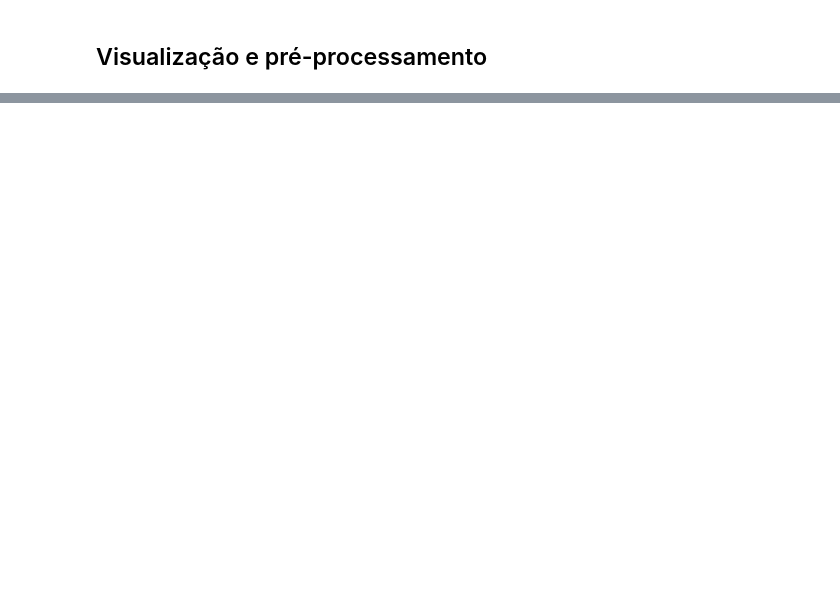
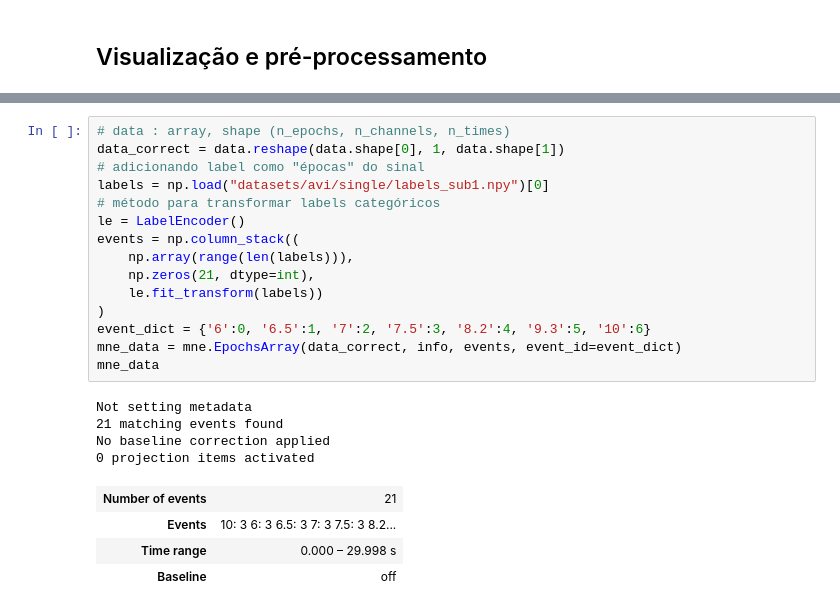
Before and after one commit to bneurd/tutoriais, a Jupyter notebook: SSVEP/preprocessing.ipynb, the cells around one changed output, grey strips where cells are left out. Cells and saved outputs as stored; diff of their text form; blank space fills up the shorter version.

```diff
--- a/SSVEP/preprocessing.ipynb
+++ b/SSVEP/preprocessing.ipynb
@@ -39,0 +115,24 @@ def butter_notch(data, cutoff, var=1, fs=200, order=4):
+# %%
+# data : array, shape (n_epochs, n_channels, n_times)
+data_correct = data.reshape(data.shape[0], 1, data.shape[1])
+# adicionando label como "épocas" do sinal
+labels = np.load("datasets/avi/single/labels_sub1.npy")[0]
+# método para transformar labels categóricos
+le = LabelEncoder()
+events = np.column_stack((
+    np.array(range(len(labels))),
+    np.zeros(21, dtype=int),
+    le.fit_transform(labels))
+)
+event_dict = {'6':0, '6.5':1, '7':2, '7.5':3, '8.2':4, '9.3':5, '10':6}
+mne_data = mne.EpochsArray(data_correct, info, events, event_id=event_dict)
+mne_data
+# %% [output]
+Not setting metadata
+21 matching events found
+No baseline correction applied
+0 projection items activated
+| Number of events | 21 |
+| Events | 10: 3 6: 3 6.5: 3 7: 3 7.5: 3 8.2... |
+| Time range | 0.000 – 29.998 s |
+| Baseline | off |
```
Also changed, not shown: parts of 12 cells of this notebook, 1 other file.
